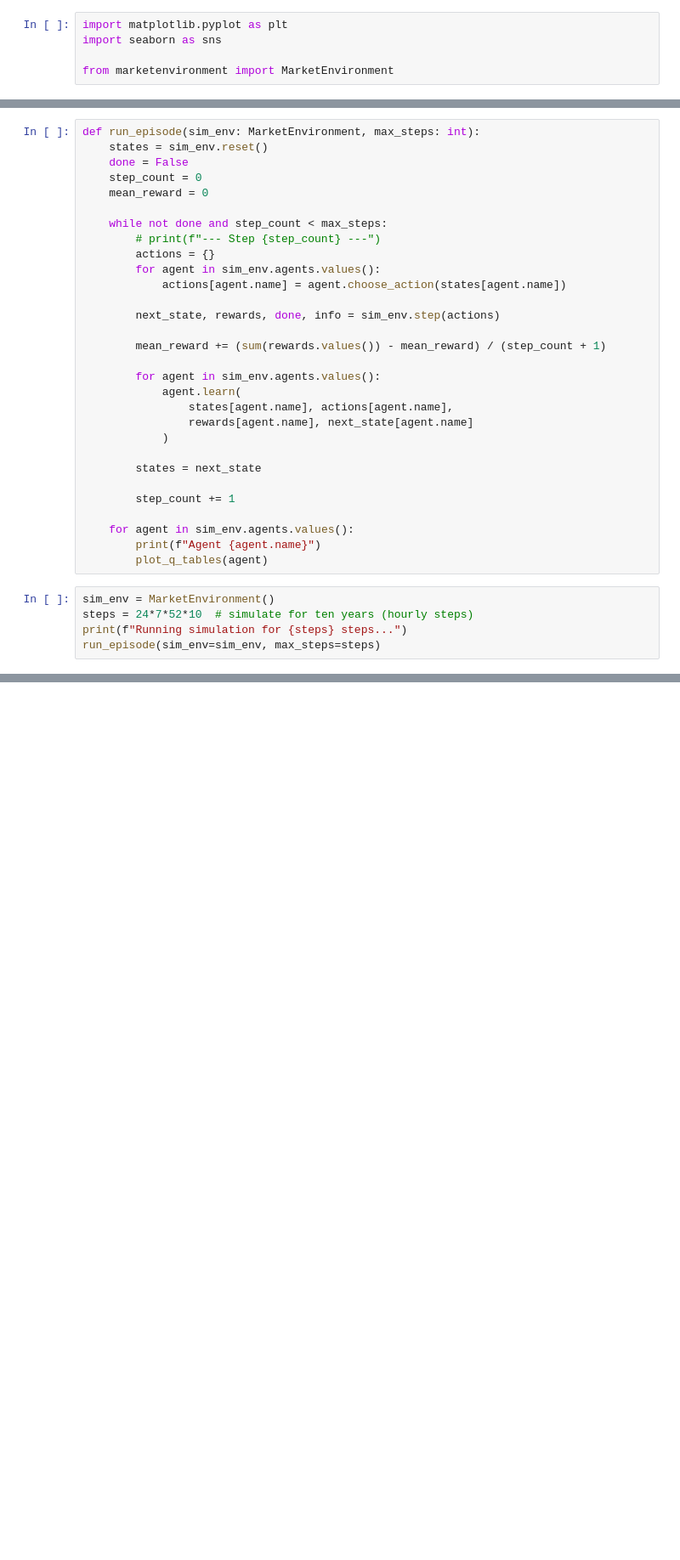
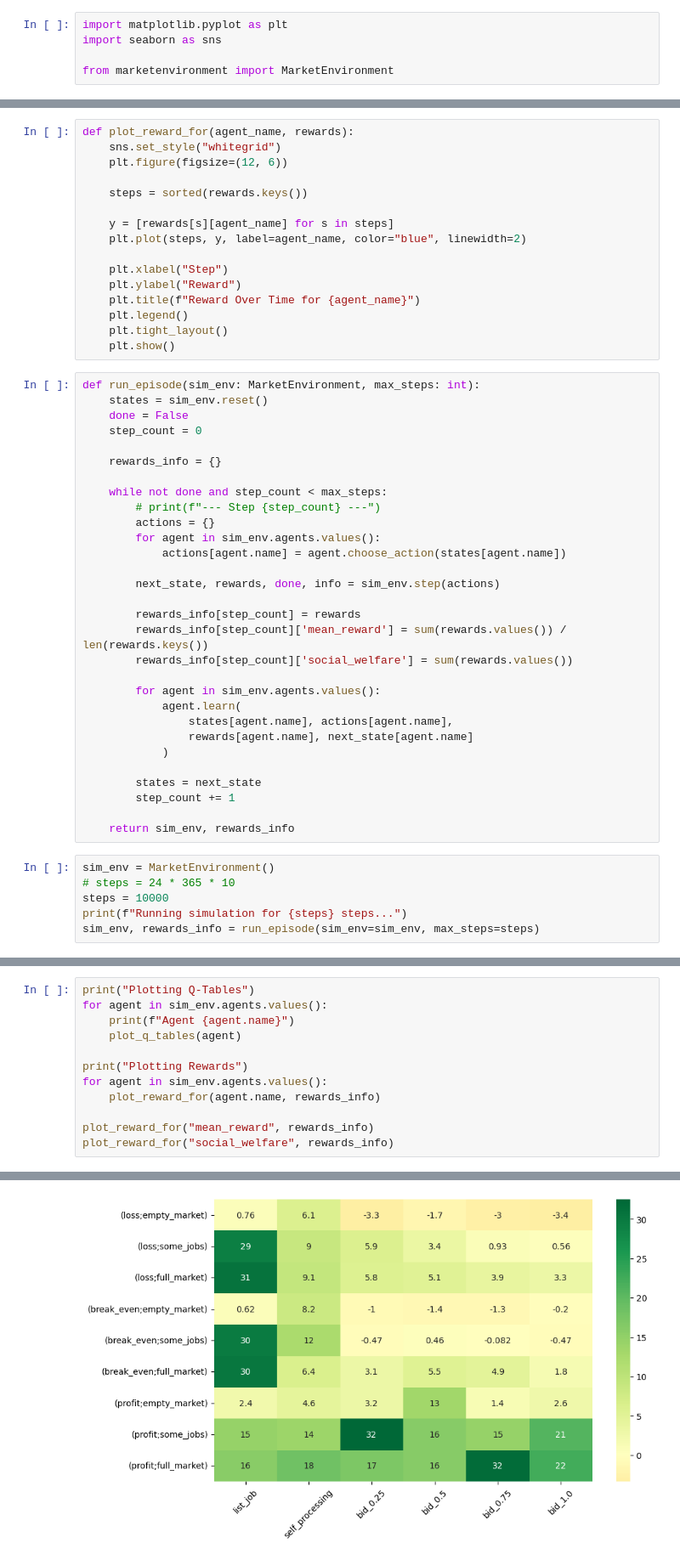
Before and after one commit to BlueSausage/FederatedComputeCluster, a Jupyter notebook: src/rl_environment_demo.ipynb, the cells around one changed output, grey strips where cells are left out. Shown at 85% size. Cells and saved outputs as stored; diff of their text form; blank space fills up the shorter version.

```diff
--- a/src/rl_environment_demo.ipynb
+++ b/src/rl_environment_demo.ipynb
@@ -34,9 +76,26 @@ def plot_q_tables(agent):
+# %%
+def plot_reward_for(agent_name, rewards):
+    sns.set_style("whitegrid")
+    plt.figure(figsize=(12, 6))
+
+    steps = sorted(rewards.keys())
+
+    y = [rewards[s][agent_name] for s in steps]
+    plt.plot(steps, y, label=agent_name, color="blue", linewidth=2)
+
+    plt.xlabel("Step")
+    plt.ylabel("Reward")
+    plt.title(f"Reward Over Time for {agent_name}")
+    plt.legend()
+    plt.tight_layout()
+    plt.show()
 # %%
 def run_episode(sim_env: MarketEnvironment, max_steps: int):
     states = sim_env.reset()
     done = False
     step_count = 0
-    mean_reward = 0
+
+    rewards_info = {}
 
     while not done and step_count < max_steps:
         # print(f"--- Step {step_count} ---")
@@ -46,7 +105,9 @@ def run_episode(sim_env: MarketEnvironment, max_steps: int):
 
         next_state, rewards, done, info = sim_env.step(actions)
 
-        mean_reward += (sum(rewards.values()) - mean_reward) / (step_count + 1)
+        rewards_info[step_count] = rewards
+        rewards_info[step_count]['mean_reward'] = sum(rewards.values()) / len(rewards.keys())
+        rewards_info[step_count]['social_welfare'] = sum(rewards.values())
 
         for agent in sim_env.agents.values():
             agent.learn(
@@ -55,15 +116,13 @@ def run_episode(sim_env: MarketEnvironment, max_steps: int):
             )
 
         states = next_state
-
         step_count += 1
 
-    for agent in sim_env.agents.values():
-        print(f"Agent {agent.name}")
-        plot_q_tables(agent)
+    return sim_env, rewards_info
 # %%
 sim_env = MarketEnvironment()
-steps = 24*7*52*10  # simulate for ten years (hourly steps)
+# steps = 24 * 365 * 10
+steps = 10000
 print(f"Running simulation for {steps} steps...")
-run_episode(sim_env=sim_env, max_steps=steps)
+sim_env, rewards_info = run_episode(sim_env=sim_env, max_steps=steps)
 # %% [output]
@@ -82,0 +130,13 @@ Agent RZ6
+# %%
+print("Plotting Q-Tables")
+for agent in sim_env.agents.values():
+    print(f"Agent {agent.name}")
+    plot_q_tables(agent)
+
+print("Plotting Rewards")
+for agent in sim_env.agents.values():
+    plot_reward_for(agent.name, rewards_info)
+
+plot_reward_for("mean_reward", rewards_info)
+plot_reward_for("social_welfare", rewards_info)
+# %% [output]
@@ -82,0 +145 @@ Agent RZ6
+[figure, added]
```
Also changed, not shown: parts of 5 cells of this notebook, 1 other file.
